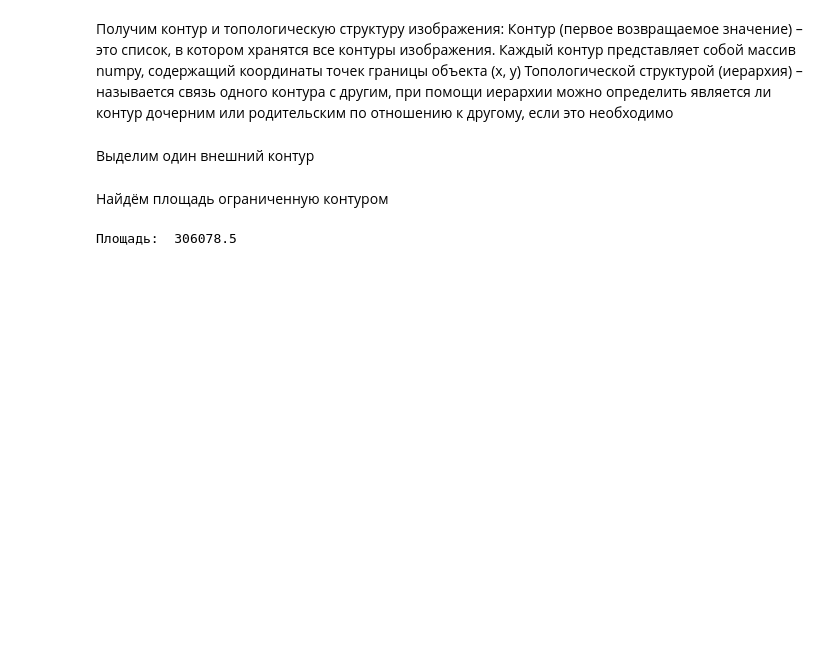
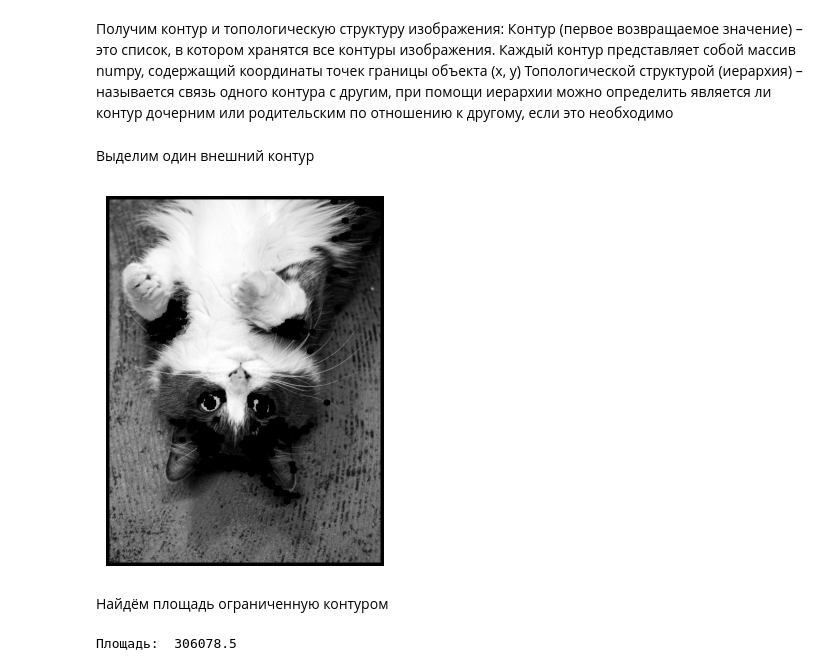
Before and after one commit to KuvshinChick/IRT_9, a Jupyter notebook: notebooks/Jupyter_Lab9_Ind.ipynb, the cells around one changed output. Drawn from its saved outputs; the diff is of its cells as text; code cells hidden in the pictures; blank space fills up the shorter version.

```diff
--- a/notebooks/Jupyter_Lab9_Ind.ipynb
+++ b/notebooks/Jupyter_Lab9_Ind.ipynb
@@ -28,3 +26,12 @@ cnt = contours[0]
+# %%
+cnt = contours[0]
+
+# отображаем контур поверх изображения
+cv2.drawContours(img, contours, -1, (0,255,0), 10)
+plt.imshow(img, 'gray')
+plt.axis("off");
+# %% [output]
+[figure, added]
 # %% [markdown]
 Найдём площадь ограниченную контуром
 # %%
```
Also changed, not shown: parts of 1 cell of this notebook, 2 other files.
